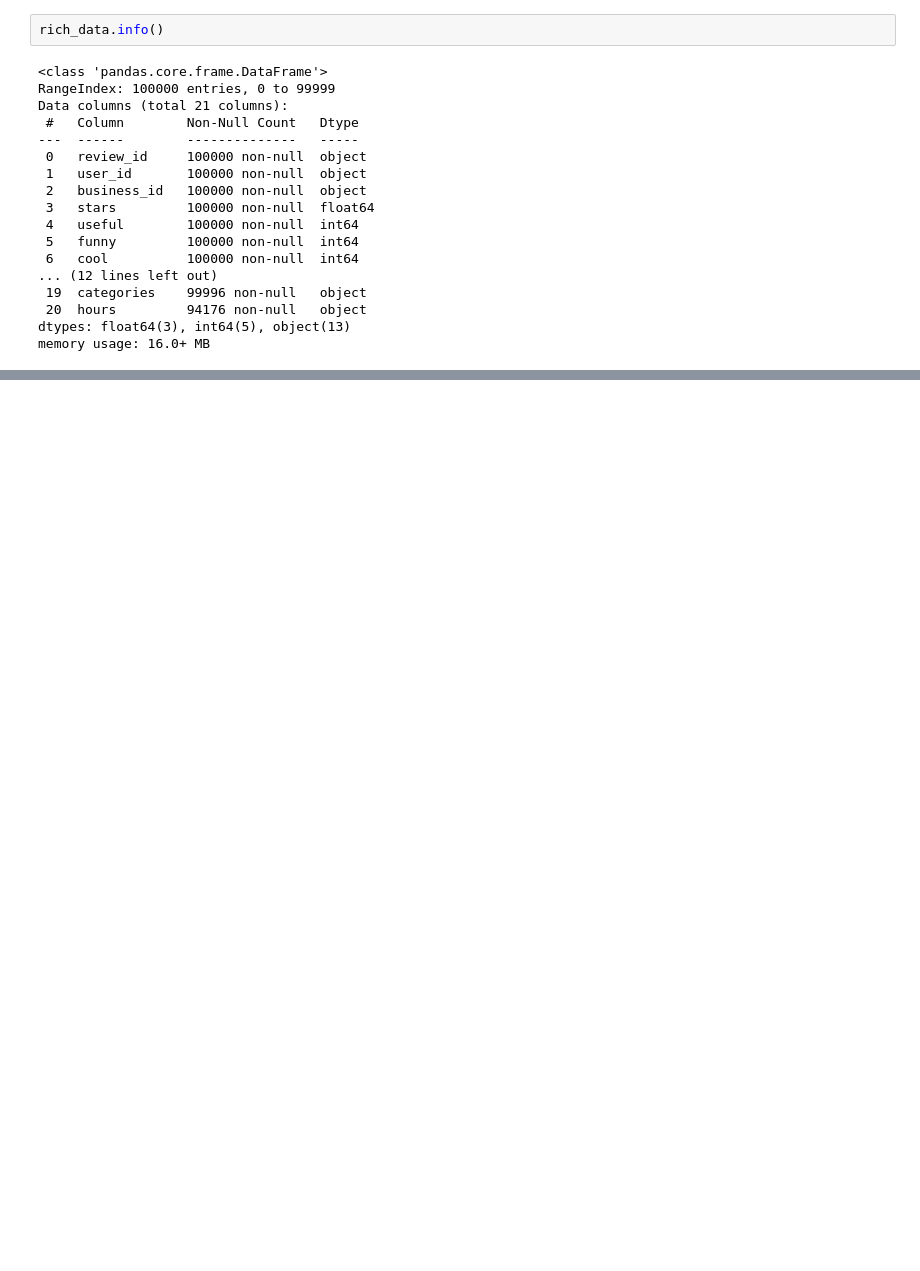
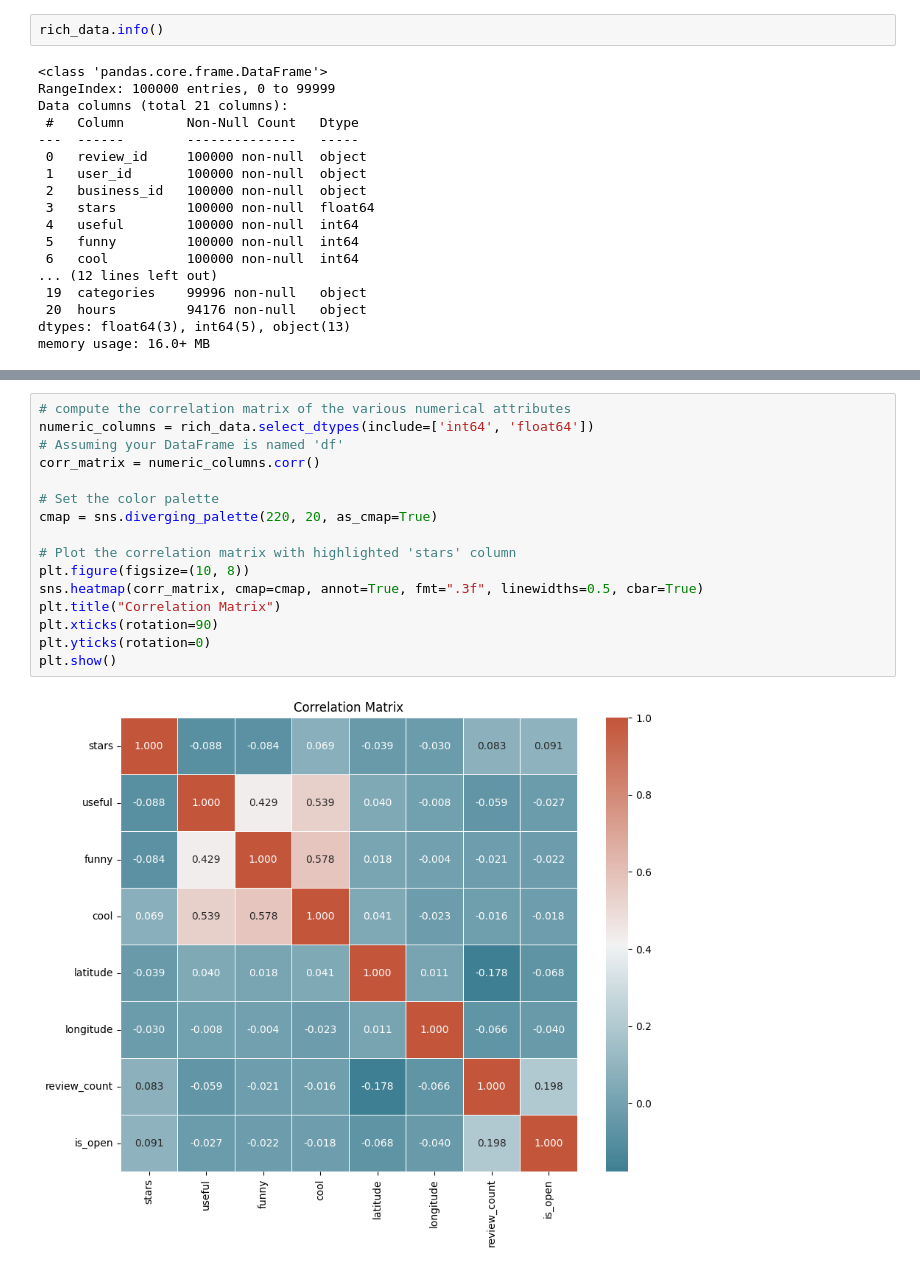
Before and after one commit to de-lachende-cavalier/amd-project, a Jupyter notebook: dl_notebook.ipynb, the cells around one changed output, grey strips where cells are left out. Saved outputs shown, nothing was run; the diff lists cells and outputs as text; blank space fills up the shorter version.

```diff
--- a/dl_notebook.ipynb
+++ b/dl_notebook.ipynb
@@ -530,0 +511,18 @@ pd.json_normalize(rich_data.iloc[0].attributes)
+# %%
+# compute the correlation matrix of the various numerical attributes
+numeric_columns = rich_data.select_dtypes(include=['int64', 'float64'])
+# Assuming your DataFrame is named 'df'
+corr_matrix = numeric_columns.corr()
+
+# Set the color palette
+cmap = sns.diverging_palette(220, 20, as_cmap=True)
+
+# Plot the correlation matrix with highlighted 'stars' column
+plt.figure(figsize=(10, 8))
+sns.heatmap(corr_matrix, cmap=cmap, annot=True, fmt=".3f", linewidths=0.5, cbar=True)
+plt.title("Correlation Matrix")
+plt.xticks(rotation=90)
+plt.yticks(rotation=0)
+plt.show()
+# %% [output]
+[figure, added]
```
Also changed, not shown: parts of 34 cells of this notebook.
